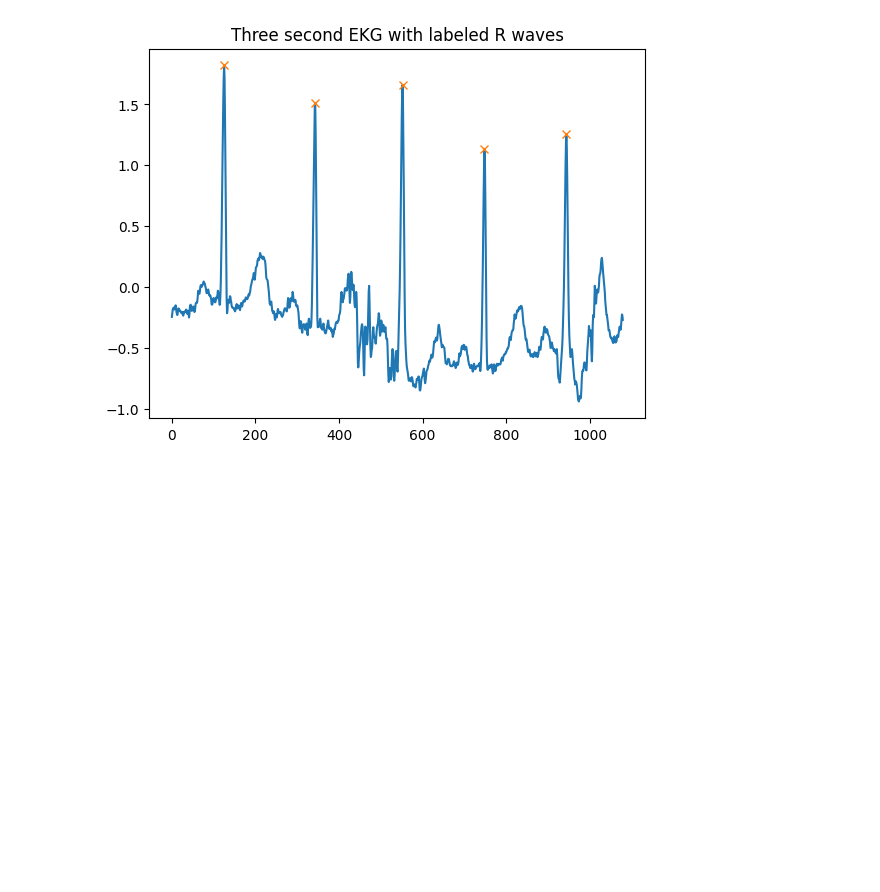
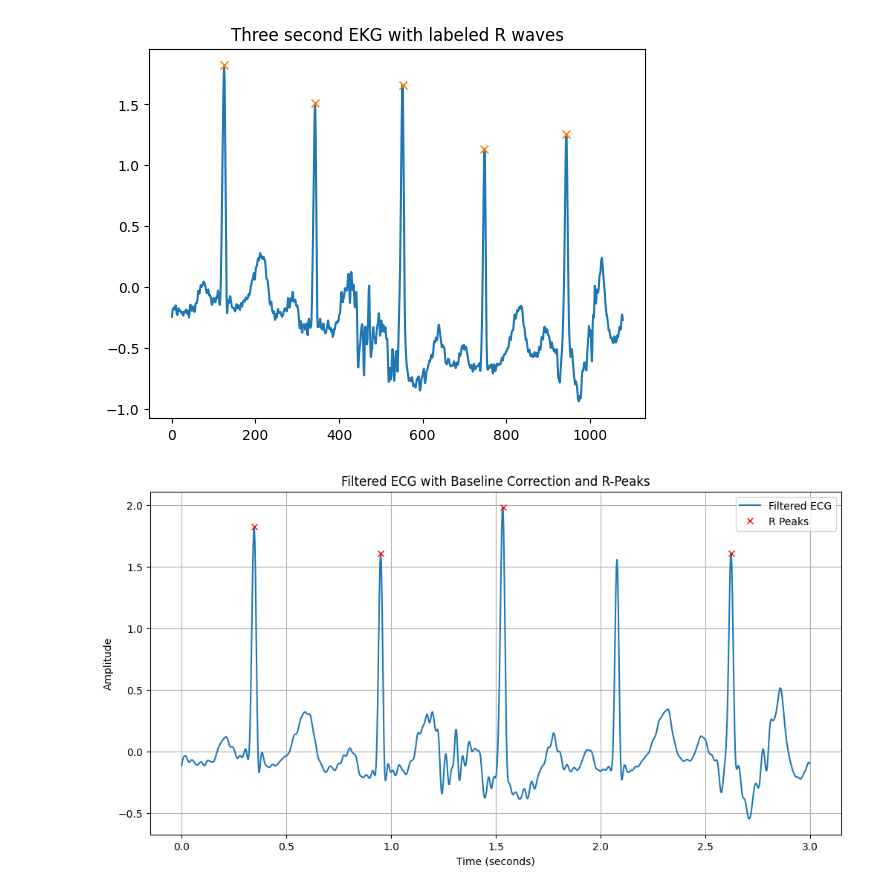
Before and after one commit to emirhanipeq/Penyaringan-dan-pengiriman-sinyal-EKG, a Jupyter notebook: ekg-analysis-with-python.ipynb, the cells around one changed output. Cells and saved outputs as stored; diff of their text form; code cells hidden in the pictures; blank space fills up the shorter version.

Commit message:
Kaggle Notebook | EKG Analysis with python | baseline origin v2

```diff
--- a/ekg-analysis-with-python.ipynb
+++ b/ekg-analysis-with-python.ipynb
@@ -82,3 +118,48 @@ plt.title("Three second EKG with labeled R waves")
 # %% [output]
 Text(0.5, 1.0, 'Three second EKG with labeled R waves')
 [figure]
+# %%
+import scipy.signal as signal
+import numpy as np
+import matplotlib.pyplot as plt
+
+# Örnekleme frekansı (scipy ECG dataset 360 Hz)
+fs = 360
+
+# İlk 3 saniyeyi al
+ekg_raw = ekg[:1080]
+
+# Zaman ekseni oluştur (düzgün x ekseni için)
+t = np.arange(len(ekg_raw)) / fs
+
+# -----------------------------
+# 1️⃣ Bandpass Filter (0.5 - 40 Hz)
+# -----------------------------
+lowcut = 0.5
+highcut = 40
+
+b, a = signal.butter(4, [lowcut/(fs/2), highcut/(fs/2)], btype='band')
+ekg_filtered = signal.filtfilt(b, a, ekg_raw)
+
+# -----------------------------
+# 2️⃣ R-peak detection (filtreli sinyalde)
+# -----------------------------
+r_waves_filtered, _ = signal.find_peaks(ekg_filtered, height=0.8, distance=200)
+
+# -----------------------------
+# 3️⃣ Grafik
+# -----------------------------
+plt.figure(figsize=(12,6))
+
+plt.plot(t, ekg_filtered, label="Filtered ECG")
+plt.plot(t[r_waves_filtered], ekg_filtered[r_waves_filtered], "rx", label="R Peaks")
+
+plt.xlabel("Time (seconds)")
+plt.ylabel("Amplitude")
+plt.title("Filtered ECG with Baseline Correction and R-Peaks")
+plt.legend()
+plt.grid()
+
+plt.show()
+# %% [output]
+[figure, added]
```
Also changed, not shown: parts of 2 cells of this notebook.
